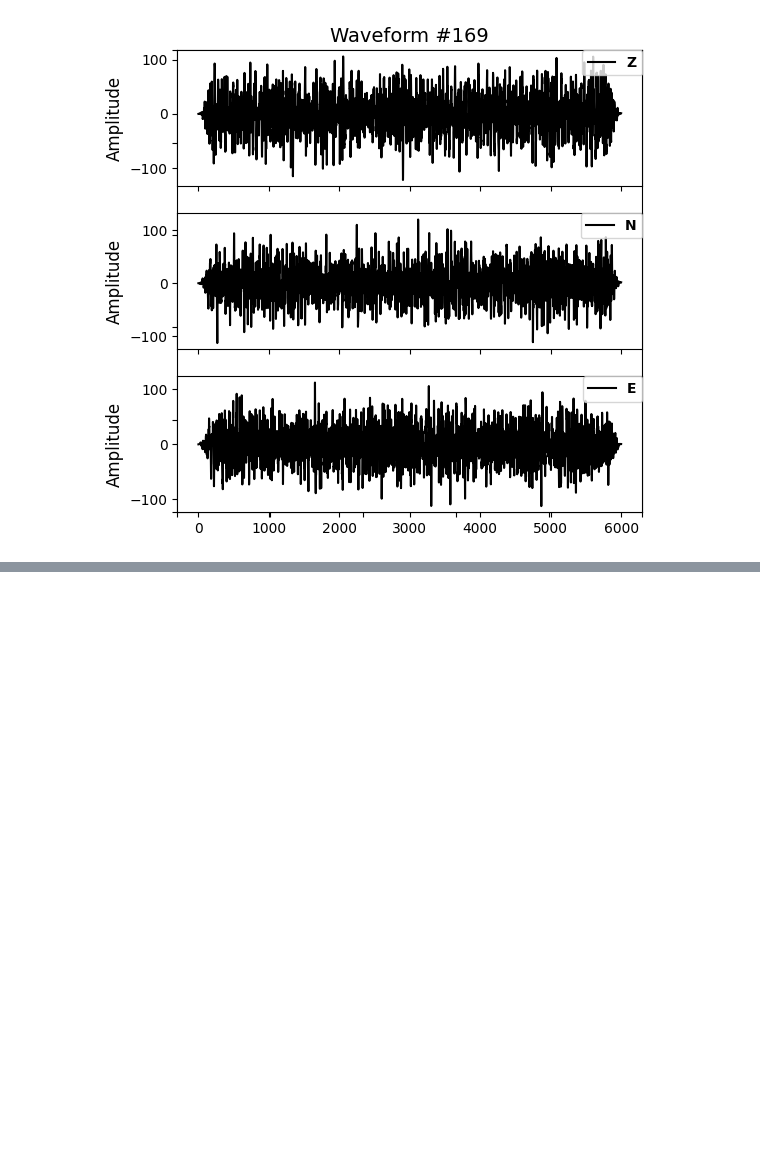
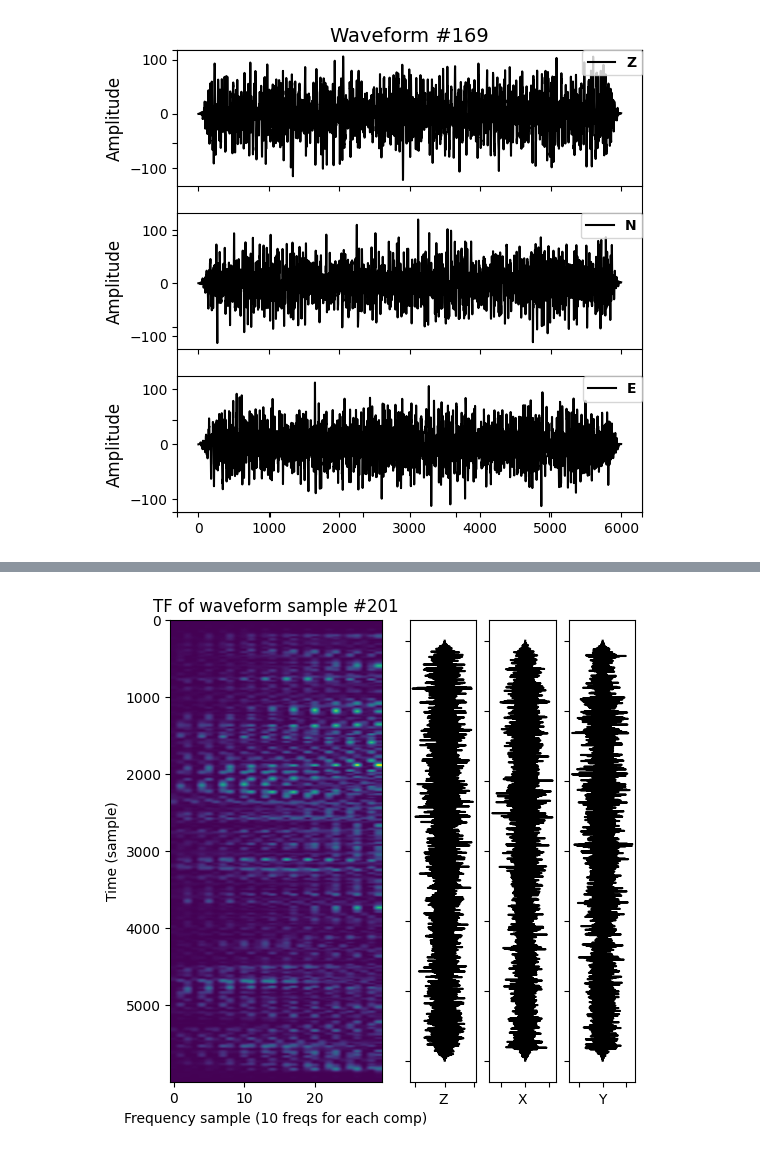
Before and after one commit to chenyk1990/mlnb, a Jupyter notebook: DL_eq_signalnoise_ntfa.ipynb, the cells around one changed output, grey strips where cells are left out. Saved outputs shown, nothing was run; the diff lists cells and outputs as text; code cells hidden in the pictures; blank space fills up the shorter version.

```diff
--- a/DL_eq_signalnoise_ntfa.ipynb
+++ b/DL_eq_signalnoise_ntfa.ipynb
@@ -176,7 +176,7 @@ label=np.concatenate([labels,labeln],axis=0)
 label = to_categorical(label)
 
 
-nsample=100;
+nsample=200;
 data=np.concatenate([signal1[0:nsample,:,:],noise1[0:nsample,:,:]],axis=0)
 label=np.concatenate([labels[0:nsample],labeln[0:nsample]],axis=0)
 label = to_categorical(label)
@@ -257,25 +259,27 @@ plt.show()
 # %%
-ind1=101;
+ind1=201;
 plt.subplot(1,2,1)
 plt.imshow(datanew[ind1,:,:,:].reshape([n1,nf*3]),aspect='auto')
 plt.title('TF of waveform sample #%d'%ind1)
 plt.ylabel('Time (sample)');plt.xlabel('Frequency sample (%d freqs for each comp)'%nf);
 ax=plt.subplot(1,6,4)
 plt.plot(data[ind1,:,0],np.linspace(0,n1-1,n1),'k')
 plt.gca().invert_yaxis();plt.setp(ax.get_yticklabels(), visible=False);plt.setp(ax.get_xticklabels(), visible=False);
 plt.xlabel('Z');
 
 ax=plt.subplot(1,6,5)
 plt.plot(data[ind1,:,1],np.linspace(0,n1-1,n1),'k')
 plt.gca().invert_yaxis();plt.setp(ax.get_yticklabels(), visible=False);plt.setp(ax.get_xticklabels(), visible=False);
 plt.xlabel('X');
 
 ax=plt.subplot(1,6,6)
 plt.plot(data[ind1,:,2],np.linspace(0,n1-1,n1),'k')
 plt.gca().invert_yaxis();plt.setp(ax.get_yticklabels(), visible=False);plt.setp(ax.get_xticklabels(), visible=False);
 plt.xlabel('Y');
 
 plt.show()
+# %% [output]
+[figure, added]
 # %%
 ## TF-backed learning
 
```
Also changed, not shown: parts of 5 cells of this notebook.
